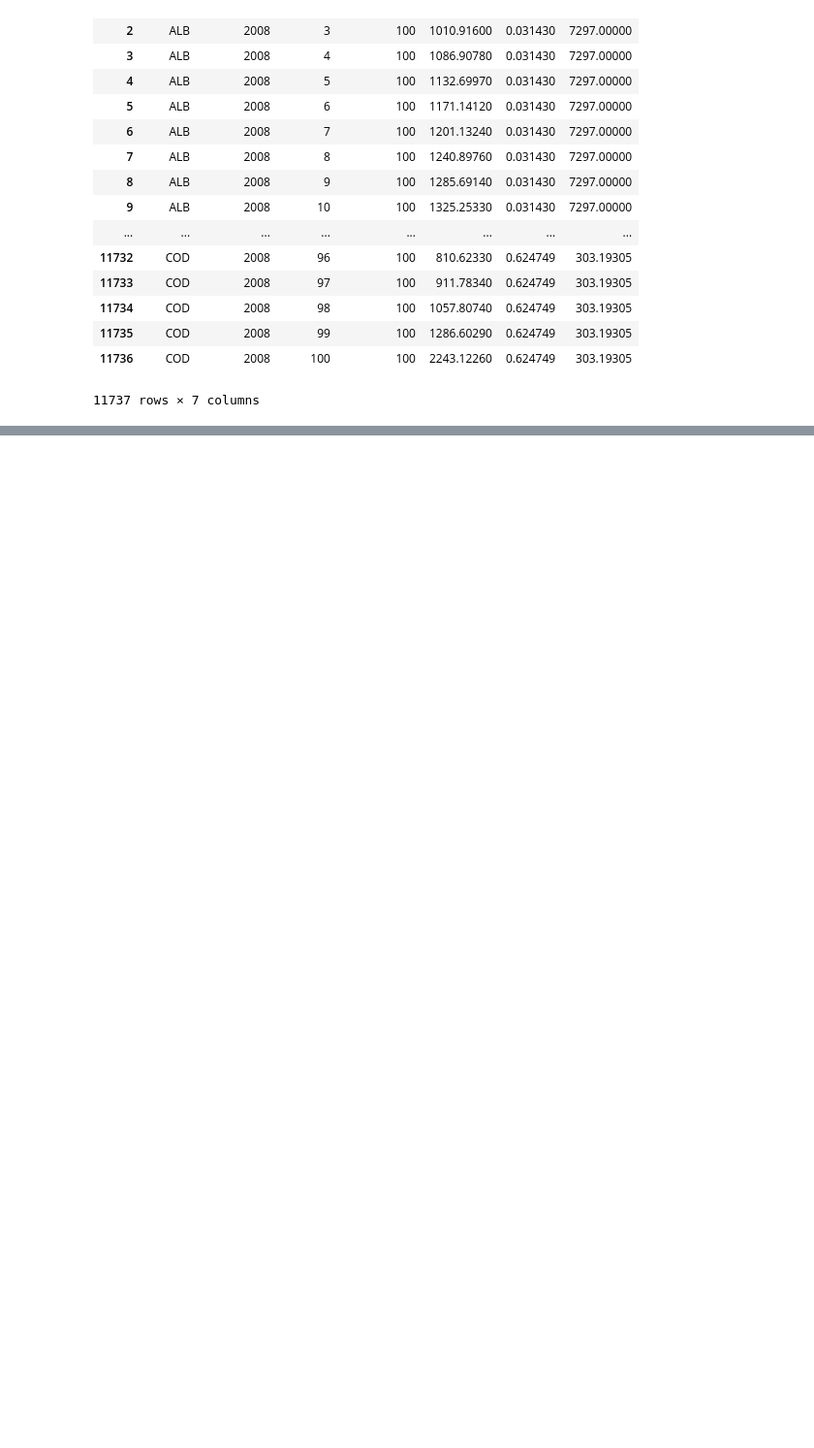
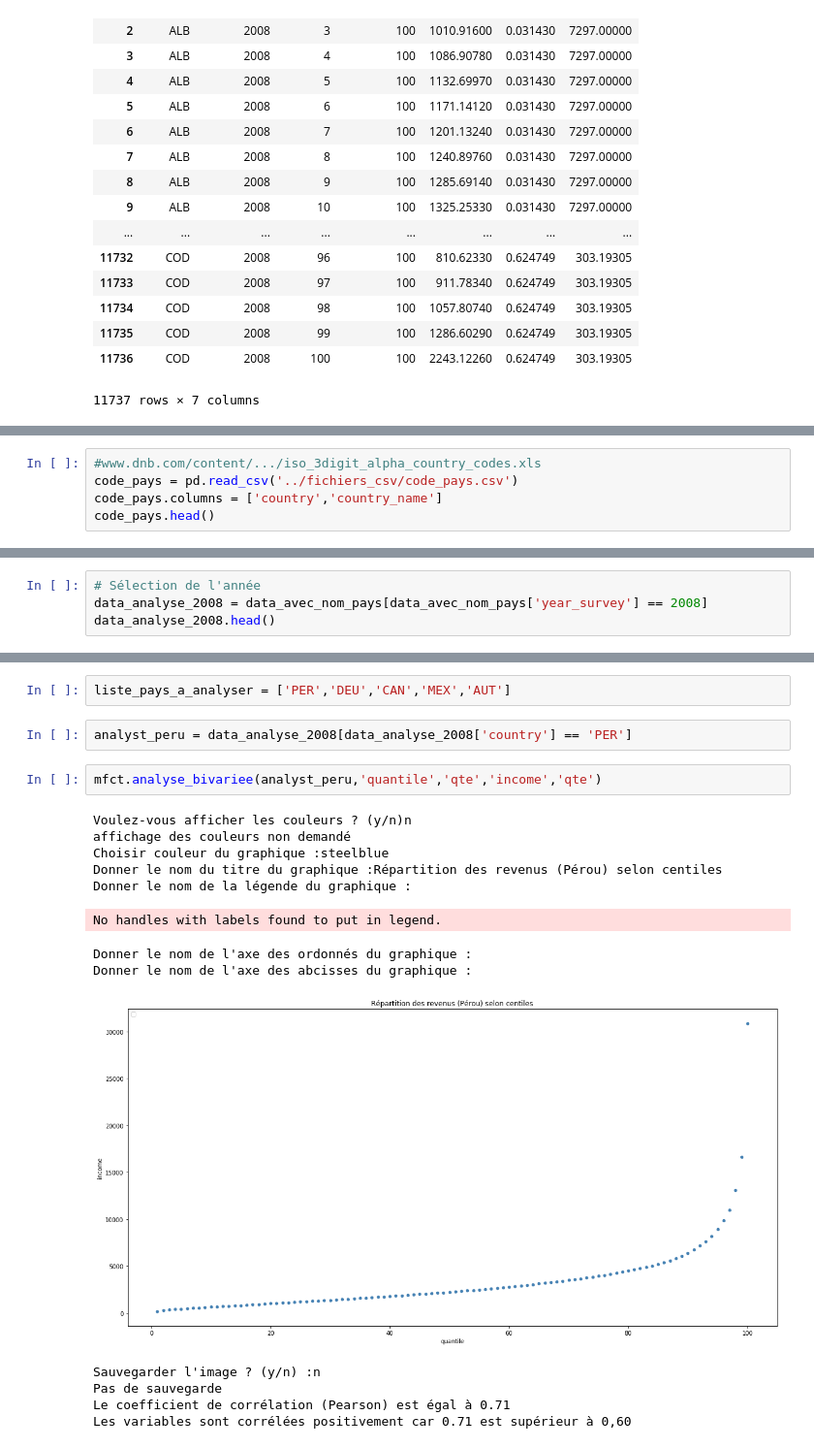
Before and after one commit to Silvock/project_7_income_predict, a Jupyter notebook: notebook/Exercice.ipynb, the cells around one changed output, grey strips where cells are left out. Shown at 97% size. Drawn from its saved outputs; the diff is of its cells as text; blank space fills up the shorter version.

```diff
--- a/notebook/Exercice.ipynb
+++ b/notebook/Exercice.ipynb
@@ -27,0 +107,5 @@ data
+# %%
+#www.dnb.com/content/.../iso_3digit_alpha_country_codes.xls
+code_pays = pd.read_csv('../fichiers_csv/code_pays.csv')
+code_pays.columns = ['country','country_name']
+code_pays.head()
@@ -27,0 +250,4 @@ data
+# %%
+# Sélection de l'année
+data_analyse_2008 = data_avec_nom_pays[data_avec_nom_pays['year_survey'] == 2008]
+data_analyse_2008.head()
@@ -27,0 +261,20 @@ data
+# %%
+liste_pays_a_analyser = ['PER','DEU','CAN','MEX','AUT']
+# %%
+analyst_peru = data_analyse_2008[data_analyse_2008['country'] == 'PER']
+# %%
+mfct.analyse_bivariee(analyst_peru,'quantile','qte','income','qte')
+# %% [output]
+Voulez-vous afficher les couleurs ? (y/n)n
+affichage des couleurs non demandé
+Choisir couleur du graphique :steelblue
+Donner le nom du titre du graphique :Répartition des revenus (Pérou) selon centiles
+Donner le nom de la légende du graphique :
+No handles with labels found to put in legend.
+Donner le nom de l'axe des ordonnés du graphique :
+Donner le nom de l'axe des abcisses du graphique :
+[figure, added]
+Sauvegarder l'image ? (y/n) :n
+Pas de sauvegarde
+Le coefficient de corrélation (Pearson) est égal à 0.71
+Les variables sont corrélées positivement car 0.71 est supérieur à 0,60
```
Also changed, not shown: parts of 33 cells of this notebook, 2 other files.
